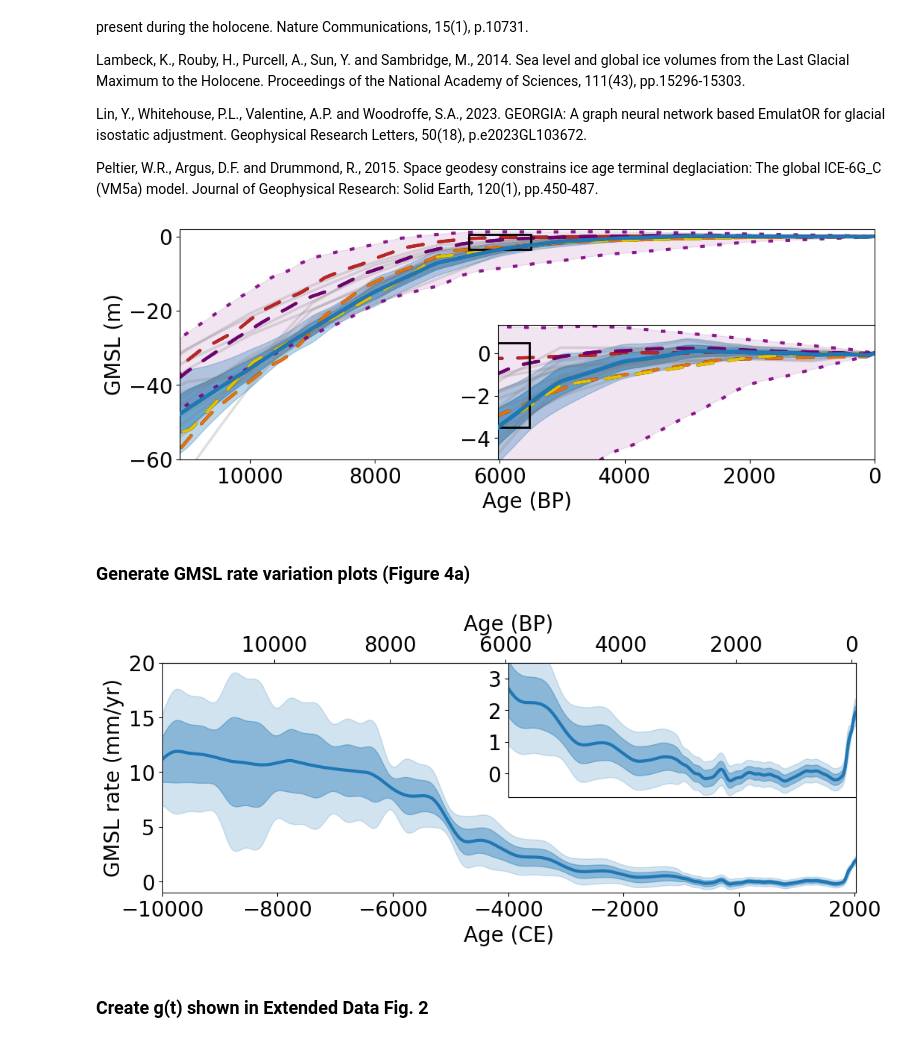
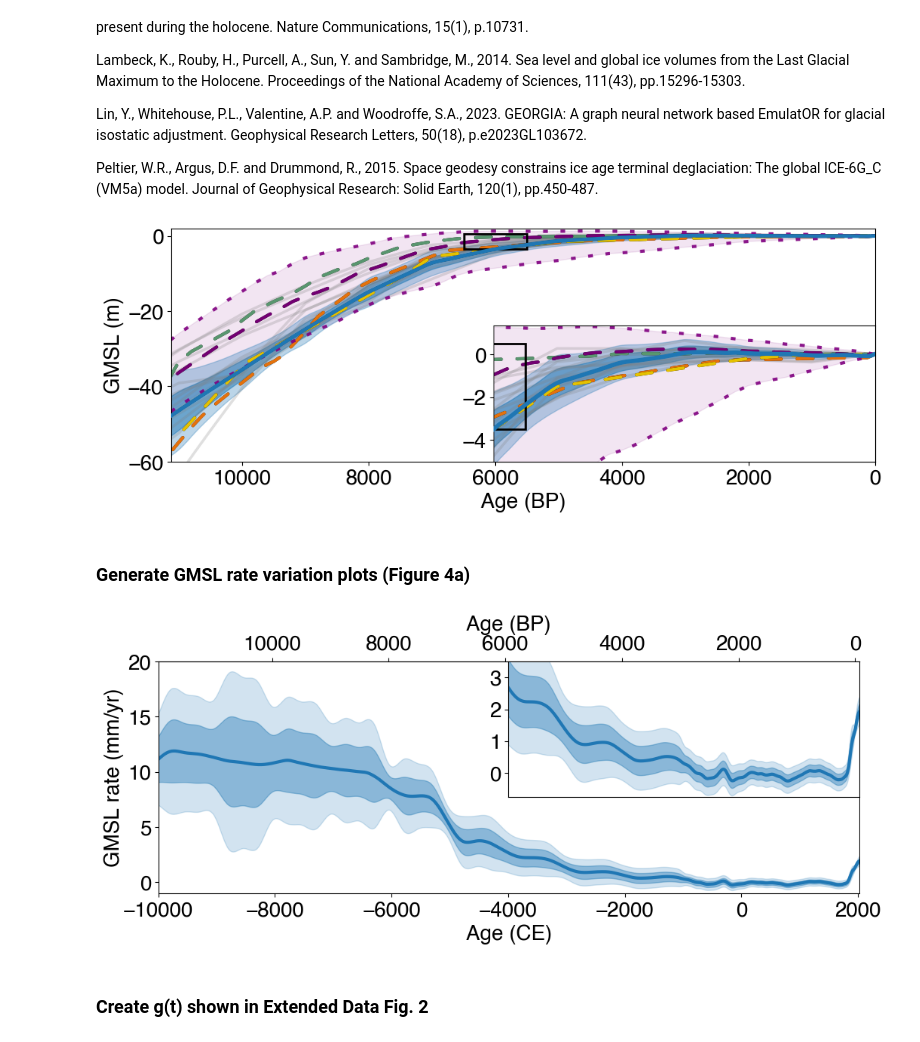
Before and after one commit to yc-lin-geo/China_rsl, a Jupyter notebook: notebooks/GMSL_trend_rate.ipynb, the cells around one changed output. Cells and saved outputs as stored; diff of their text form; code cells hidden in the pictures.

```diff
--- a/notebooks/GMSL_trend_rate.ipynb
+++ b/notebooks/GMSL_trend_rate.ipynb
@@ -15,6 +15,7 @@ import matplotlib.patheffects as mpe
 %matplotlib inline
 font = {'weight':'normal',
        'size':20}
+plt.rcParams["font.family"] = "Helvetica"
 
 matplotlib.rc('font',**font)
 matplotlib.rcParams['figure.figsize'] = (12, 6)
@@ -80,7 +81,7 @@ plt.plot(ESL_time.values, ESL.values, linewidth=3, label='ANU', color='C1',
 plt.plot(np.array(bradley_2016_x)*1000, bradley_2016_y, linewidth=3,
         label='Bradley et al., 2016', color='#FFD700', linestyle='--', alpha=0.9,
         dashes=(5,5), dash_capstyle='round', path_effects=pe)
-plt.plot(ice6g_esl_time*1000, ice6g_esl, linewidth=3, label='ICE6G', color='C3',
+plt.plot(ice6g_esl_time*1000, ice6g_esl, linewidth=3, label='ICE6G', color='#64a77c',
         linestyle='--', alpha=0.9, dashes=(5,5), dash_capstyle='round',
         path_effects=pe)
 plt.plot(creel_2025_x*1000, creel_2025_y_dis[:,2], linewidth=3, label='Creel ESL',
@@ -128,35 +129,35 @@ for i in range(13):
 
 pe = [mpe.withStroke(linewidth=3, foreground="k")]
 ax2.plot(ESL_time.values, ESL.values, linewidth=3, label='ANU', color='C1',
         linestyle='--', alpha=0.9, dashes=(5,5), dash_capstyle='round',
         path_effects=pe)
 ax2.plot(np.array(bradley_2016_x)*1000, bradley_2016_y, linewidth=3,
         label='Bradley et al., 2016', color='#FFD700', linestyle='--', alpha=0.9,
         dashes=(5,5), dash_capstyle='round', path_effects=pe)
-ax2.plot(ice6g_esl_time*1000, ice6g_esl, linewidth=3, label='ICE6G', color='C3',
+ax2.plot(ice6g_esl_time*1000, ice6g_esl, linewidth=3, label='ICE6G', color='#64a77c',
         linestyle='--', alpha=0.9, dashes=(5,5), dash_capstyle='round',
         path_effects=pe)
 ax2.plot(creel_2025_x*1000, creel_2025_y_dis[:,2], linewidth=3, label='Creel ESL',
         color='#800080', linestyle='--', alpha=0.9, dashes=(5,5), dash_capstyle='round',
         path_effects=pe)
 ax2.fill_between(creel_2025_x*1000, creel_2025_y_dis[:,0], creel_2025_y_dis[:,-1],
                 color='#800080', alpha=0.1)
 ax2.plot(creel_2025_x*1000, creel_2025_y_dis[:,0], linewidth=3, label='Creel ESL',
         color='#800080', linestyle=':', alpha=0.9, dashes=(1.5,4))
 ax2.plot(creel_2025_x*1000, creel_2025_y_dis[:,-1], linewidth=3, label='Creel ESL',
         color='#800080', linestyle=':', alpha=0.9, dashes=(1.5,4))
 ax2.plot(pred_matrix[:,0], global_mean, color='C0', linewidth=4, zorder=10,
         path_effects=pe)
 ax2.fill_between(pred_matrix[:,0], global_mean-global_std, global_mean+global_std,
                 color='C0', alpha=0.5)
 ax2.fill_between(pred_matrix[:,0], global_mean-global_std*2, global_mean+global_std*2,
                 color='C0', alpha=0.3)
 ax2.add_patch(plt.Rectangle((5500, -3.5), 1000, 4,
                            fill=True, fc='None', ec='k', linewidth=2, zorder=5))
 
 plt.show()
 # %% [output]
-[figure, old version]
+[figure, new version]
 # %% [markdown]
 ### Generate GMSL rate variation plots (Figure 4a)
 # %%
@@ -215,7 +216,7 @@ plt.fill_between(CE_rsl_gl_rate_time, lower_2std, upper_2std,
 # Save the figure
 plt.show()
 # %% [output]
-[figure, old version]
+[figure, new version]
 # %% [markdown]
 ### Create g(t) shown in Extended Data Fig. 2
 # %%
```
Also changed, not shown: parts of 1 cell of this notebook, 3 other files.
